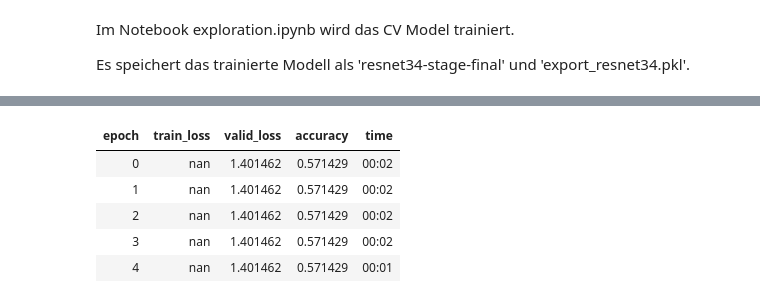
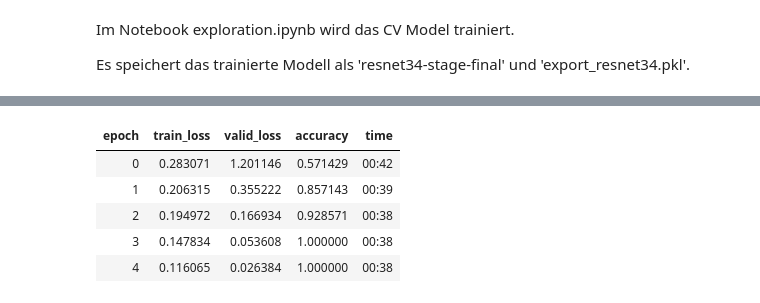
Before and after one commit to PS9-Boston-Dynamics-Spot/PS9-Boston-Dynamic-Mobile-CV-Testing-Systems, a Jupyter notebook: src/common/cvision/notebooks/exploration.ipynb, the cells around one changed output, grey strips where cells are left out. Drawn from its saved outputs; the diff is of its cells as text; code cells hidden in the pictures.

```diff
--- a/src/common/cvision/notebooks/exploration.ipynb
+++ b/src/common/cvision/notebooks/exploration.ipynb
@@ -104,17 +104,20 @@ def main():
     if train_items and valid_items:
         all_items = train_items + valid_items
         labels_map = {**train_labels, **valid_labels}
+        # normalize keys to str for robust lookup during transforms/collation
+        labels_map_str = {str(k): v for k, v in labels_map.items()}
         valid_set = set(valid_items)
 
         dblock = DataBlock(
             blocks=(ImageBlock, CategoryBlock),
-            get_items=lambda p: all_items,
-            get_y=lambda o: labels_map[o],
+            get_items=lambda _=None: all_items,
+            get_y=lambda o: labels_map_str.get(str(o)),
             splitter=FuncSplitter(lambda o: o in valid_set),
             item_tfms=Resize(460),
-            batch_tfms=aug_transforms(size=224)
+            batch_tfms=[]   # disable heavy batch transforms for now (debug)
         )
-        dls = dblock.dataloaders(path, bs=64)
+        dls = dblock.dataloaders(path, bs=16, num_workers=0)
+
     else:
         # Fallback: vorhandene Ordnerstruktur verwenden
         # Robustes get_image_files: versuche fastai-Import, sonst Fallback via Path.rglob
@@ -144,38 +147,60 @@ def main():
         )
         dls = dblock.dataloaders(path, bs=64)
 
+    # Enhanced diagnostics: verify dls, batch, forward and loss (inserted here)
+    from collections import Counter
     print("=== DATASET / DATALOADER DIAGNOSTICS ===")
-    print("dls.vocab:", getattr(dls, "vocab", None))
-    print("n_train:", len(dls.train_ds), "n_valid:", len(dls.valid_ds))
-    from collections import Counter
-    def sample_label_counts(ds, n=500):
-        cnt = Counter()
-        for i in range(min(len(ds), n)):
-            _, y = ds[i]   # returns (x, y)
-            if hasattr(y, "item"):
-                cnt[int(y.item())] += 1
+    if 'dls' not in locals() and 'dls' not in globals():
+        print("ERROR: 'dls' nicht gefunden. Stelle sicher, dass dls vor dieser Stelle erstellt wird.")
+    else:
+        print("dls.vocab:", getattr(dls, "vocab", None))
+        print("n_train:", len(dls.train_ds), "n_valid:", len(dls.valid_ds))
+        def sample_label_counts(ds, n=500):
+            cnt = Counter()
+            for i in range(min(len(ds), n)):
+                _, y = ds[i]
+                if hasattr(y, "item"):
+                    cnt[int(y.item())] += 1
+                else:
+                    cnt[str(y)] += 1
+            return cnt
+        print("train label counts (sample):", sample_label_counts(dls.train_ds))
+        print("valid label counts (sample):", sample_label_counts(dls.valid_ds))
+
+        # try to load one batch
+        import traceback
+        xb = yb = None
+        try:
+            xb, yb = next(iter(dls.train))
+            print("Loaded train batch: xb.shape=", getattr(xb, "shape", None), " yb.shape=", getattr(yb, "shape", None))
+            print("xb min/max/mean anynan:", float(xb.min()), float(xb.max()), float(xb.mean()), bool(torch.isnan(xb).any()))
+            print("yb unique:", torch.unique(yb))
+        except Exception as e:
+            print("Could not fetch train batch. Exception type/message:", type(e), e)
+            print("Traceback:\n", traceback.format_exc())
+
+        # lightweight forward + loss test using a temporary small model
+        try:
+            if xb is None:
+                print("Skipping forward/loss test because no train batch available.")
             else:
-                cnt[str(y)] += 1
-        return cnt
-    print("train label counts (sample):", sample_label_counts(dls.train_ds))
-    print("valid label counts (sample):", sample_label_counts(dls.valid_ds))
-
-    # Predictions distribution on validation set
-    try:
-        preds, targs = learn.get_preds(dl=dls.valid)
-        pred_classes = preds.argmax(dim=1)
-        print("valid pred dist (top classes):", Counter(pred_classes.numpy()).most_common()[:10])
-        print("valid targ dist (top classes):", Counter(targs.numpy()).most_common()[:10])
-    except Exception as e:
-        print("Could not run get_preds():", e)
-    print("=== end diagnostics ===")
-
+                tmp_learn = cnn_learner(dls, resnet18, metrics=[])
+                model = tmp_learn.model.to(xb.device)
+                with torch.no_grad():
+                    preds = model(xb)
+                print("preds shape / anynan / anyinf:", preds.shape, bool(torch.isnan(preds).any()), bool(torch.isinf(preds).any()))
+                loss = tmp_learn.loss_func(preds, yb.long())
+                print("batch loss (forward test):", float(loss))
+        except Exception as e:
+            print("Forward/loss test failed. Exception type/message:", type(e), e)
+            print("Traceback:\n", traceback.format_exc())
 
     # Model: ResNet34 als Startpunkt
     learn = cnn_learner(dls, resnet34, metrics=[accuracy])
 
     # Optional: learning rate Suche (auskommentieren, wenn Probleme)
     try:
+        print("Starte lr_find...")
         lr_suggestion = learn.lr_find(suggest_funcs=(valley,))
         print("LR-Find suggestion:", lr_suggestion)
     except Exception:
@@ -184,9 +209,11 @@ def main():
         lr_suggestion = 3e-3
 
     # Erste Trainingsphase
+    print("Starte erstes Training: 5 Epochen mit lr=", lr_suggestion)
     learn.fine_tune(5, base_lr=3e-3)
 
     # Feinabstimmung: unfreeze und niedrigeres LR für alle Schichten
+    print("Feinabstimmung: unfreeze und weiteres Training mit niedrigerer LR")
     learn.unfreeze()
     learn.fit_one_cycle(3, lr_max=slice(1e-6, 1e-4))
 
@@ -196,8 +223,11 @@ def main():
 
     print("Training abgeschlossen. Modell gespeichert als 'resnet34-stage-final' und 'export_resnet34.pkl'.")
 
+    # return dataloaders and helper variables so notebook scope can inspect them
+    return dls, locals().get('all_items'), locals().get('labels_map'), locals().get('valid_set')
+
 if __name__ == "__main__":
-    main()
+    dls, all_items, labels_map, valid_set = main()
 # %% [output]
 Using images path: /workspaces/PS9-Boston-Dynamic-Mobile-CV-Testing-Systems/data/images
 Verfügbare Device(s): cpu
@@ -216,6 +252,6 @@ lr_find fehlgeschlagen oder nicht möglich; Verwende Standard lr 3e-3
 | epoch | train_loss | valid_loss | accuracy | time |
-| 0 | nan | 1.401462 | 0.571429 | 00:02 |
-| 1 | nan | 1.401462 | 0.571429 | 00:02 |
-| 2 | nan | 1.401462 | 0.571429 | 00:02 |
-| 3 | nan | 1.401462 | 0.571429 | 00:02 |
-| 4 | nan | 1.401462 | 0.571429 | 00:01 |
+| 0 | 0.283071 | 1.201146 | 0.571429 | 00:42 |
+| 1 | 0.206315 | 0.355222 | 0.857143 | 00:39 |
+| 2 | 0.194972 | 0.166934 | 0.928571 | 00:38 |
+| 3 | 0.147834 | 0.053608 | 1.000000 | 00:38 |
+| 4 | 0.116065 | 0.026384 | 1.000000 | 00:38 |
```
Also changed, not shown: parts of 6 cells of this notebook, 4 other files.
